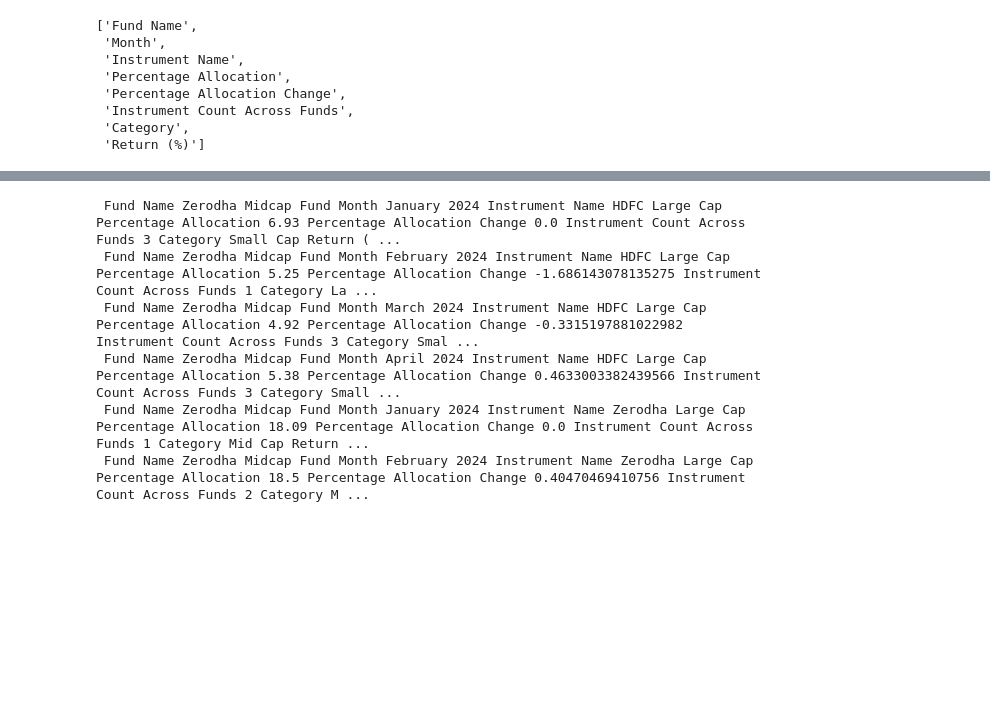
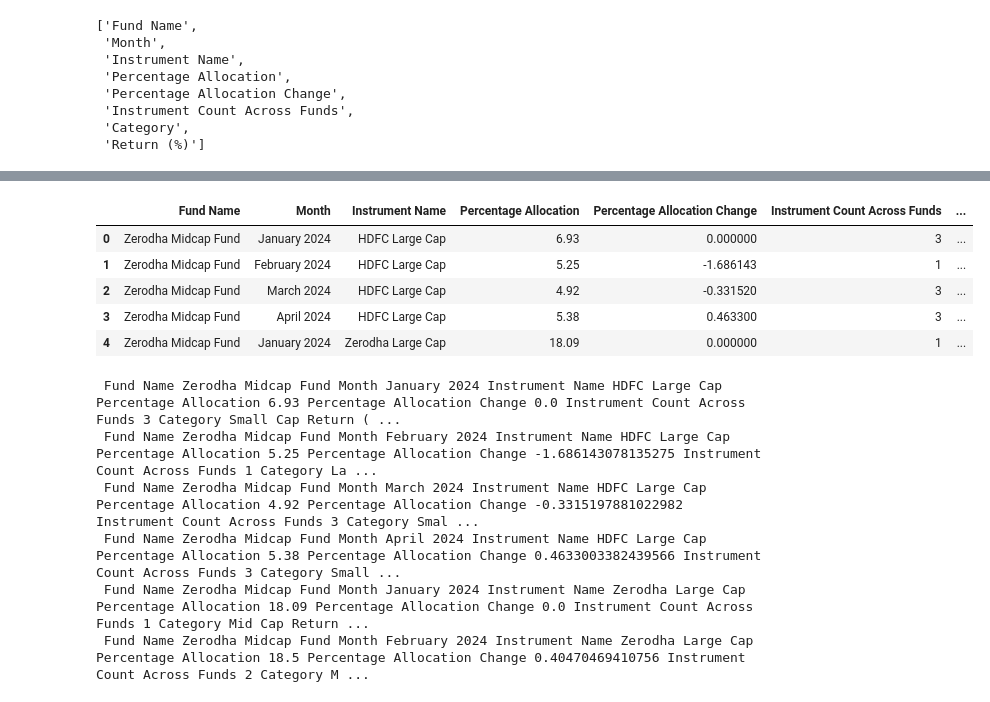
Before and after one commit to Vivek084c/Projects, a Jupyter notebook: Lakshman Diwaakar/aws /temp.ipynb, the cells around one changed output, grey strips where cells are left out. Saved outputs shown, nothing was run; the diff lists cells and outputs as text; code cells hidden in the pictures; blank space fills up the shorter version.

```diff
--- a/Lakshman Diwaakar/aws /temp.ipynb
+++ b/Lakshman Diwaakar/aws /temp.ipynb
@@ -99,3 +98,12 @@ list(df.iloc[1,:])
+# %%
+df.head()
+# %% [output]
+|  | Fund Name | Month | Instrument Name | Percentage Allocation | Percentage Allocation Change | Instrument Count Across Funds | ... |
+| 0 | Zerodha Midcap Fund | January 2024 | HDFC Large Cap | 6.93 | 0.000000 | 3 | ... |
+| 1 | Zerodha Midcap Fund | February 2024 | HDFC Large Cap | 5.25 | -1.686143 | 1 | ... |
+| 2 | Zerodha Midcap Fund | March 2024 | HDFC Large Cap | 4.92 | -0.331520 | 3 | ... |
+| 3 | Zerodha Midcap Fund | April 2024 | HDFC Large Cap | 5.38 | 0.463300 | 3 | ... |
+| 4 | Zerodha Midcap Fund | January 2024 | Zerodha Large Cap | 18.09 | 0.000000 | 1 | ... |
 # %%
 for i in range(no_of_rows):
     data = list(df.iloc[i,:])
```
Also changed, not shown: parts of 26 cells of this notebook.
